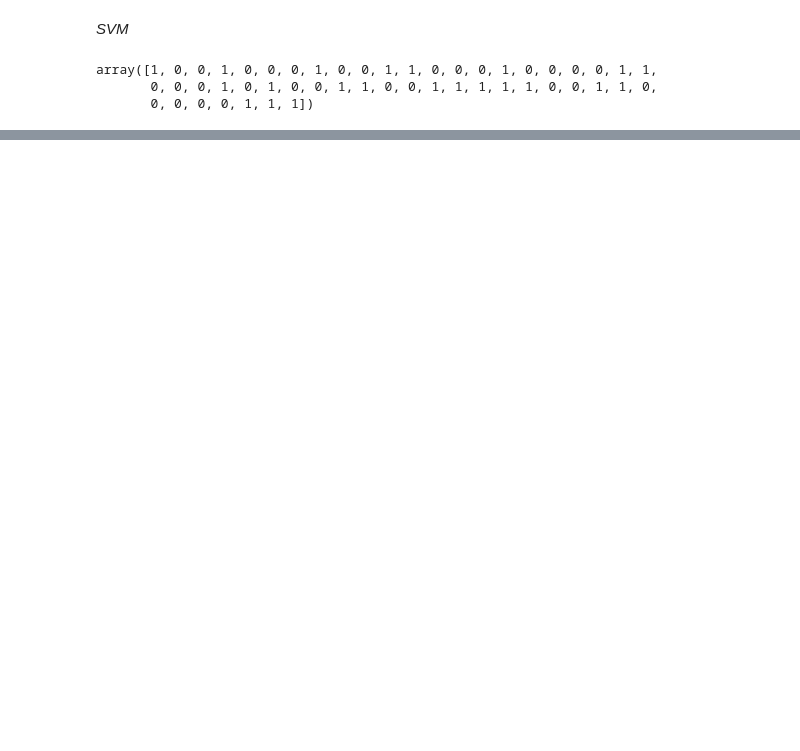
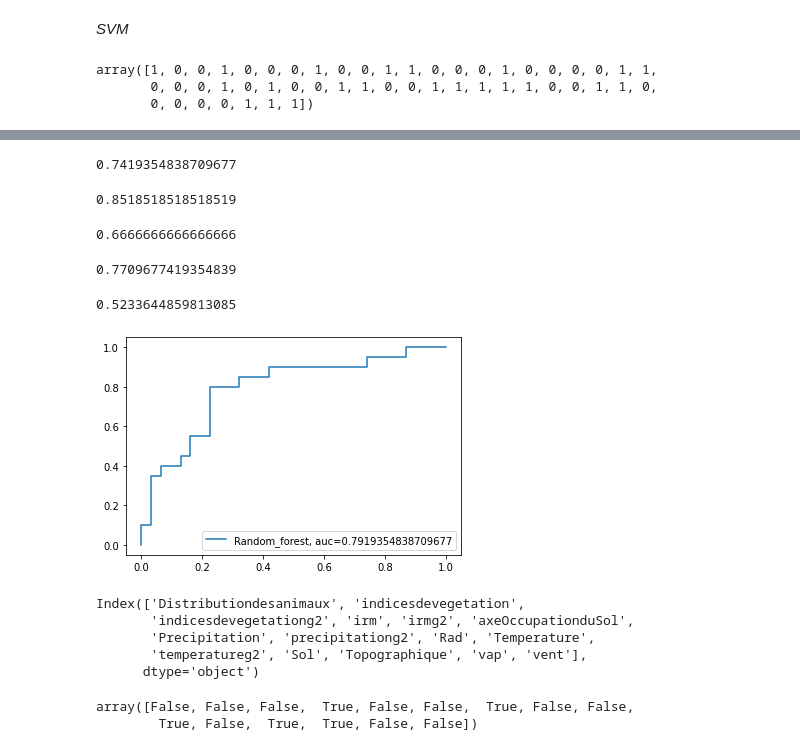
Before and after one commit to meriemdouider1/Recursive_Feature_Elimination_-RFE-, a Jupyter notebook: groupes de variables/ (groupe 3 RFE).ipynb, the cells around one changed output, grey strips where cells are left out. Saved outputs shown, nothing was run; the diff lists cells and outputs as text; code cells hidden in the pictures; blank space fills up the shorter version.

```diff
--- a/groupes de variables/ (groupe 3 RFE).ipynb
+++ b/groupes de variables/ (groupe 3 RFE).ipynb
@@ -916,0 +836,12 @@ AUC : 0.5596774193548386
+# %%
+# get the models to evaluate
+models3 = get_models3()
+# evaluate the models and store results
+results, names = list(), list()
+for name, model in models3.items():
+  model.fit(X_app, Y_app)
+  preds = model.predict(X_test)
+  score = MCC(Y_test, preds)
+  results.append(score)
+  names.append(name)
+  print('- %s :  %.3f' % (name,score))
@@ -916,0 +864,6 @@ AUC : 0.5596774193548386
+# %%
+# create pipeline
+rfe3 = RFE(estimator=Classifier3, n_features_to_select=5)
+pipeline3 = Pipeline(steps=[('s',rfe3),('m',Classifier3)])
+# fit the model
+pipeline3.fit(X_app, Y_app)
@@ -916,0 +882,2 @@ AUC : 0.5596774193548386
+# %%
+preds3 = pipeline3.predict(X_test)
@@ -916,0 +908,29 @@ AUC : 0.5596774193548386
+# %%
+specifite(Y_test, preds3)
+# %% [output]
+0.7419354838709677
+# %%
+présicion_négative(Y_test, preds3)
+# %% [output]
+0.8518518518518519
+# %%
+présicion_positive(Y_test, preds3)
+# %% [output]
+0.6666666666666666
+# %%
+balancedacc(Y_test, preds3)
+# %% [output]
+0.7709677419354839
+# %%
+kappa(Y_test, preds3)
+# %% [output]
+0.5233644859813085
+# %%
+y_pred_proba = pipeline3.predict_proba(X_test)[::,1]
+fpr, tpr, _ = metrics.roc_curve(Y_test,  y_pred_proba)
+auc = metrics.roc_auc_score(Y_test, y_pred_proba)
+plt.plot(fpr,tpr,label="Random_forest, auc="+str(auc))
+plt.legend(loc=4)
+plt.show()
+# %% [output]
+[figure, added]
@@ -916,0 +939,13 @@ AUC : 0.5596774193548386
+# %%
+X_app.columns
+# %% [output]
+Index(['Distributiondesanimaux', 'indicesdevegetation',
+       'indicesdevegetationg2', 'irm', 'irmg2', 'axeOccupationduSol',
+       'Precipitation', 'precipitationg2', 'Rad', 'Temperature',
+       'temperatureg2', 'Sol', 'Topographique', 'vap', 'vent'],
+      dtype='object')
+# %%
+variable3
+# %% [output]
+array([False, False, False,  True, False, False,  True, False, False,
+        True, False,  True,  True, False, False])
```
Also changed, not shown: parts of 37 cells of this notebook.
